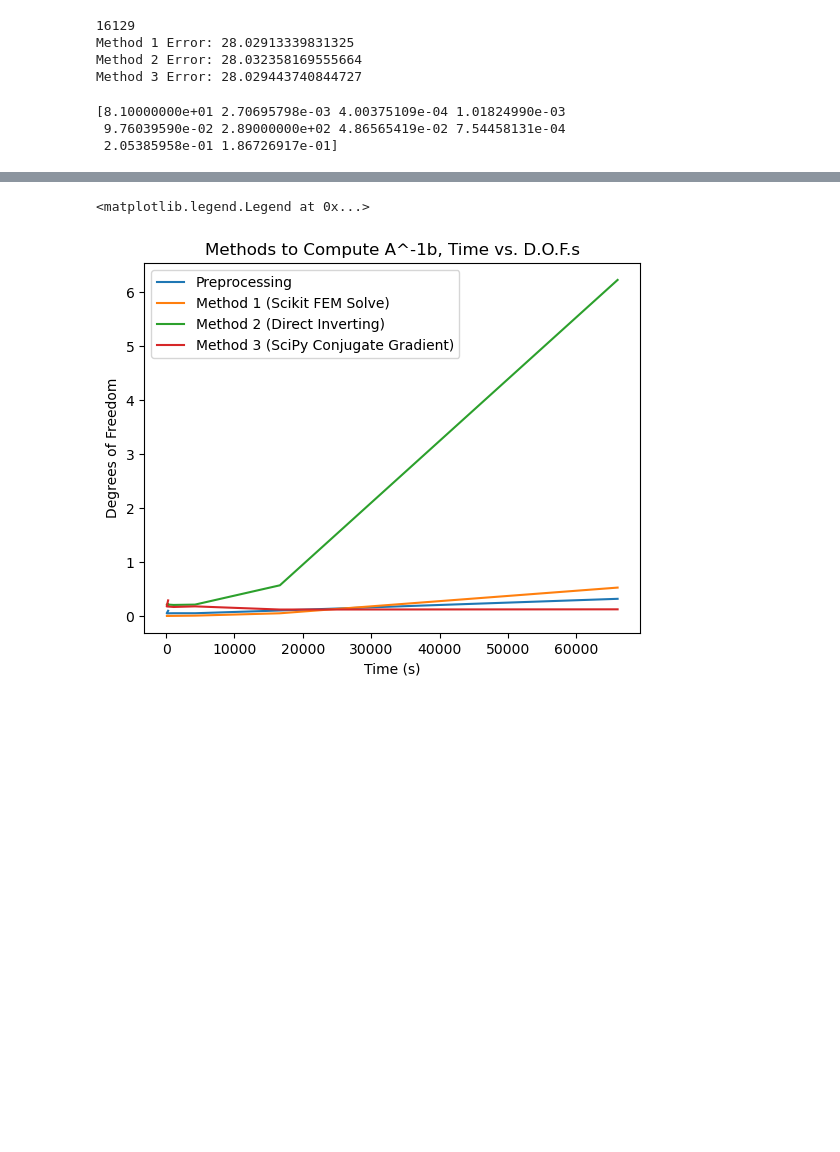
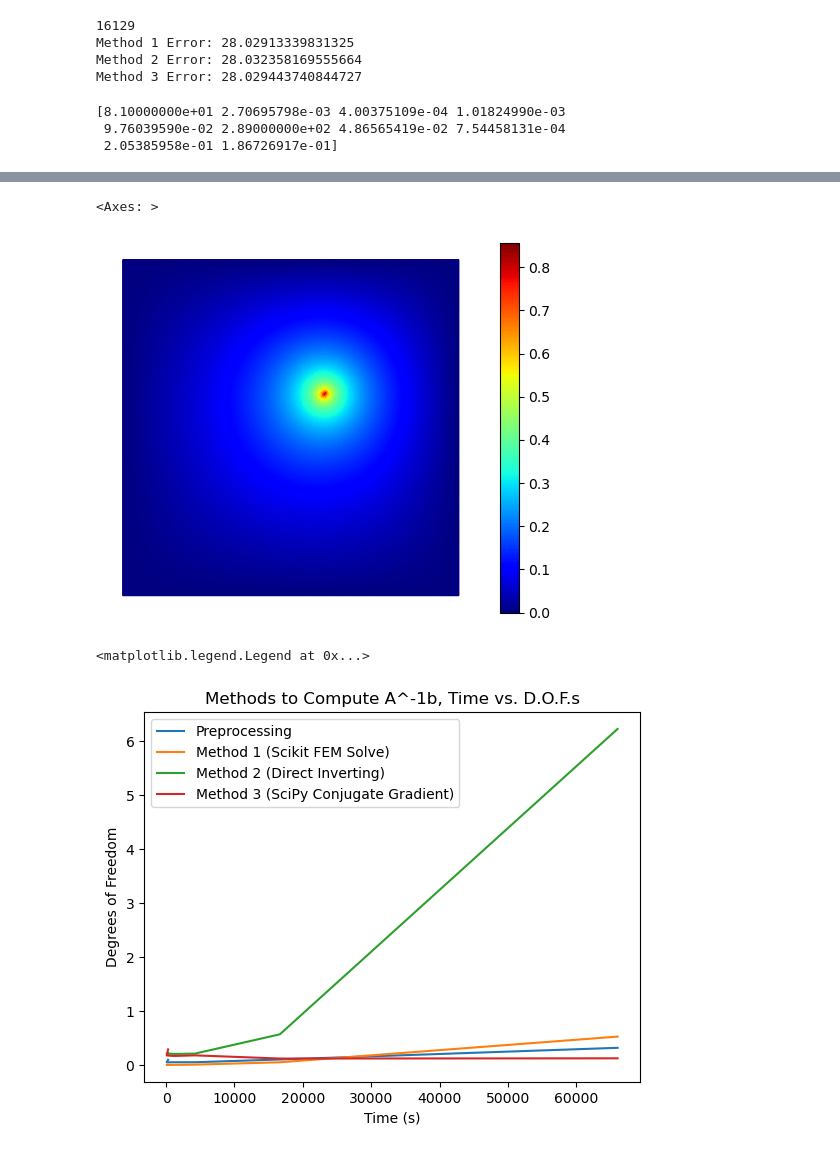
Before and after one commit to vcaipu/cqednumerics, a Jupyter notebook: examples/PoissonLinearSolver.ipynb, the cells around one changed output, grey strips where cells are left out. Drawn from its saved outputs; the diff is of its cells as text; code cells hidden in the pictures; blank space fills up the shorter version.

```diff
--- a/examples/PoissonLinearSolver.ipynb
+++ b/examples/PoissonLinearSolver.ipynb
@@ -174,15 +180,8 @@ visualize(u2)
 # %%
-def visualize(u_interior):
-    u_full = np.zeros(len(basis.doflocs.T))
-    interior_dofs = np.setdiff1d(np.arange(basis.N), basis.get_dofs().flatten())
-    u_full[interior_dofs] = u_interior
-    # return plot(basis,
-    #             u_full,
-    #             shading='gouraud',
-    #             nrefs=2,
-    #             colorbar=True)
-
-visualize(u2)
+visualize(u3)
+# %% [output]
+<Axes: >
+[figure, added]
 # %%
 npTimes = np.array(times)
 plt.plot(npTimes[:,0],npTimes[:,1],label="Preprocessing")
```
Also changed, not shown: parts of 3 cells of this notebook.
